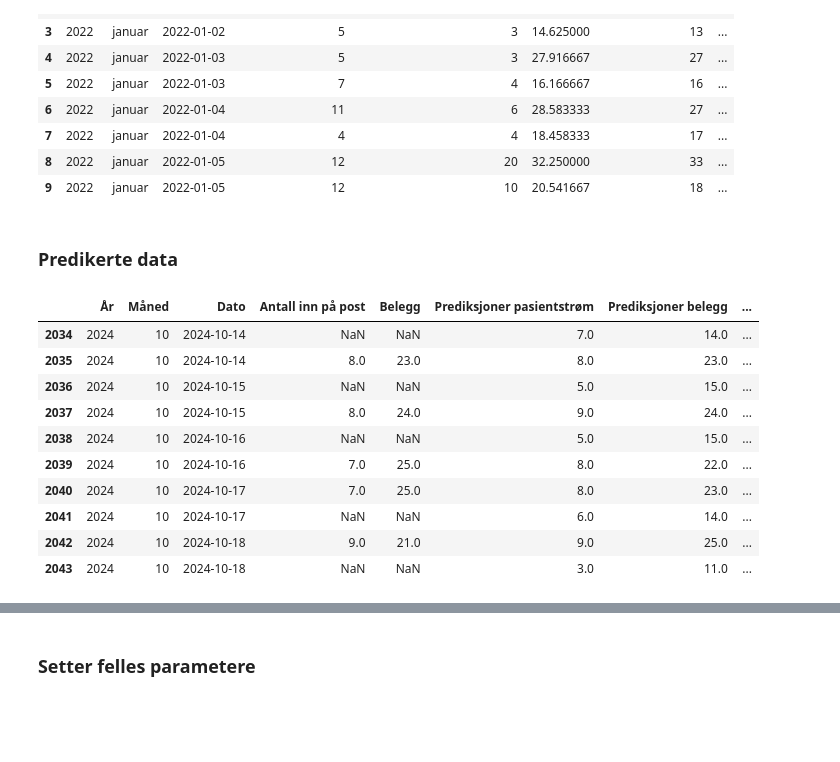
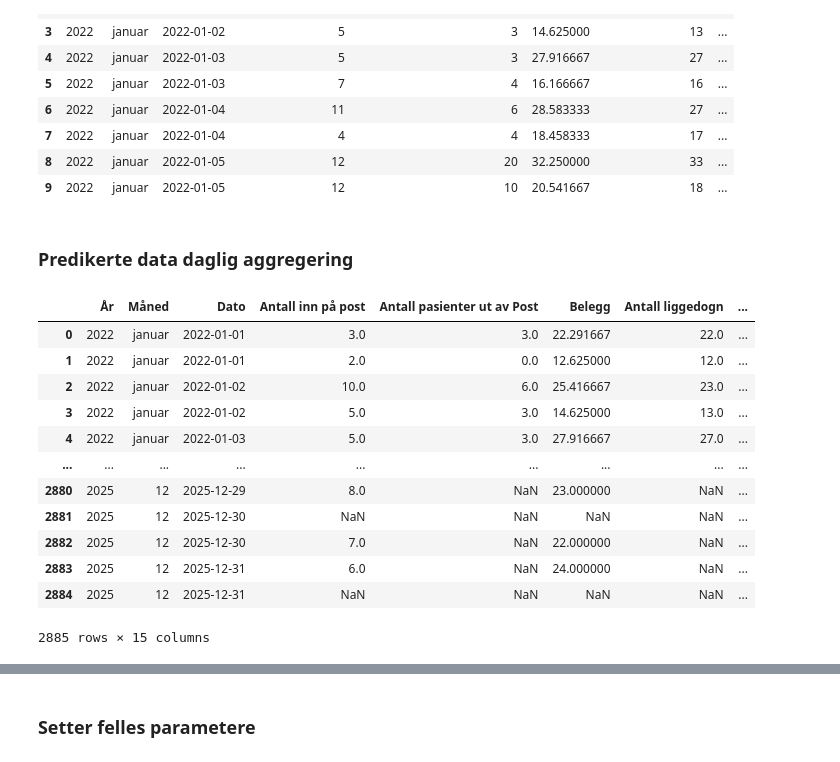
Before and after one commit to JoachimSvensson/HealthSector, a Jupyter notebook: fin_hf_full.ipynb, the cells around one changed output, grey strips where cells are left out. Drawn from its saved outputs; the diff is of its cells as text; code cells hidden in the pictures; blank space fills up the shorter version.

```diff
--- a/fin_hf_full.ipynb
+++ b/fin_hf_full.ipynb
@@ -62,22 +87,27 @@ fin_data_hist.head(10)
 | 8 | 2022 | januar | 2022-01-05 | 12 | 20 | 32.250000 | 33 | ... |
 | 9 | 2022 | januar | 2022-01-05 | 12 | 10 | 20.541667 | 18 | ... |
 # %% [markdown]
-### Predikerte data
+### Predikerte data daglig aggregering
 # %%
 path_pred = "./forecasting/excel_models/fin_hf_prediksjoner.xlsx"
 sheetname_med = "hammerfest_medisinsk"
 sheetname_kir = "hammerfest_kirurgisk"
 forecasted_demand = create_forecast_dataset(path_pred, sheetname_med, sheetname_kir)
-forecasted_demand.head(10)
+
+fin_data = pd.concat([fin_data_hist, forecasted_demand], axis=0).sort_values("Dato").reset_index()
+fin_data.drop(["index"], axis=1, inplace=True)
+fin_data
 # %% [output]
-|  | År | Måned | Dato | Antall inn på post | Belegg | Prediksjoner pasientstrøm | Prediksjoner belegg | ... |
-| 2034 | 2024 | 10 | 2024-10-14 | NaN | NaN | 7.0 | 14.0 | ... |
-| 2035 | 2024 | 10 | 2024-10-14 | 8.0 | 23.0 | 8.0 | 23.0 | ... |
-| 2036 | 2024 | 10 | 2024-10-15 | NaN | NaN | 5.0 | 15.0 | ... |
-| 2037 | 2024 | 10 | 2024-10-15 | 8.0 | 24.0 | 9.0 | 24.0 | ... |
-| 2038 | 2024 | 10 | 2024-10-16 | NaN | NaN | 5.0 | 15.0 | ... |
-| 2039 | 2024 | 10 | 2024-10-16 | 7.0 | 25.0 | 8.0 | 22.0 | ... |
-| 2040 | 2024 | 10 | 2024-10-17 | 7.0 | 25.0 | 8.0 | 23.0 | ... |
-| 2041 | 2024 | 10 | 2024-10-17 | NaN | NaN | 6.0 | 14.0 | ... |
-| 2042 | 2024 | 10 | 2024-10-18 | 9.0 | 21.0 | 9.0 | 25.0 | ... |
-| 2043 | 2024 | 10 | 2024-10-18 | NaN | NaN | 3.0 | 11.0 | ... |
+|  | År | Måned | Dato | Antall inn på post | Antall pasienter ut av Post | Belegg | Antall liggedogn | ... |
+| 0 | 2022 | januar | 2022-01-01 | 3.0 | 3.0 | 22.291667 | 22.0 | ... |
+| 1 | 2022 | januar | 2022-01-01 | 2.0 | 0.0 | 12.625000 | 12.0 | ... |
+| 2 | 2022 | januar | 2022-01-02 | 10.0 | 6.0 | 25.416667 | 23.0 | ... |
+| 3 | 2022 | januar | 2022-01-02 | 5.0 | 3.0 | 14.625000 | 13.0 | ... |
+| 4 | 2022 | januar | 2022-01-03 | 5.0 | 3.0 | 27.916667 | 27.0 | ... |
+| ... | ... | ... | ... | ... | ... | ... | ... | ... |
+| 2880 | 2025 | 12 | 2025-12-29 | 8.0 | NaN | 23.000000 | NaN | ... |
+| 2881 | 2025 | 12 | 2025-12-30 | NaN | NaN | NaN | NaN | ... |
+| 2882 | 2025 | 12 | 2025-12-30 | 7.0 | NaN | 22.000000 | NaN | ... |
+| 2883 | 2025 | 12 | 2025-12-31 | 6.0 | NaN | 24.000000 | NaN | ... |
+| 2884 | 2025 | 12 | 2025-12-31 | NaN | NaN | NaN | NaN | ... |
+2885 rows × 15 columns
```
Also changed, not shown: parts of 19 cells of this notebook, 4 other files.
